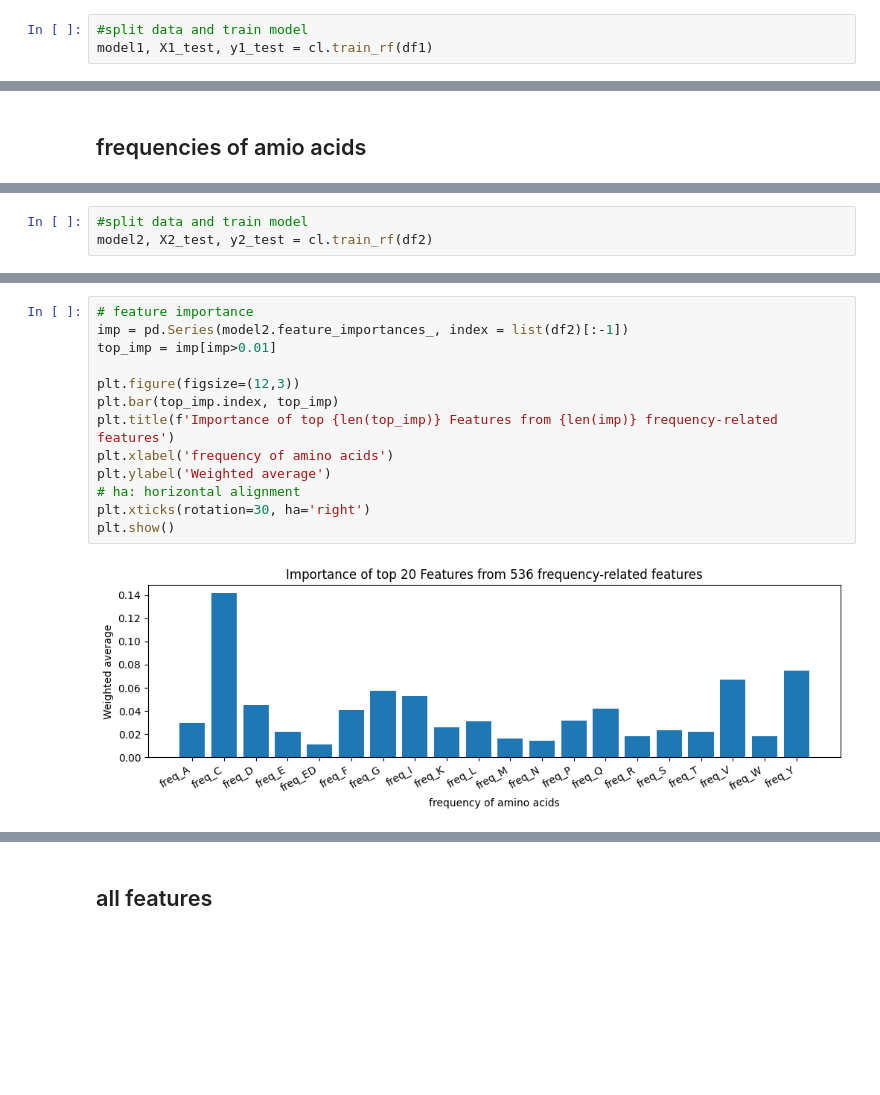
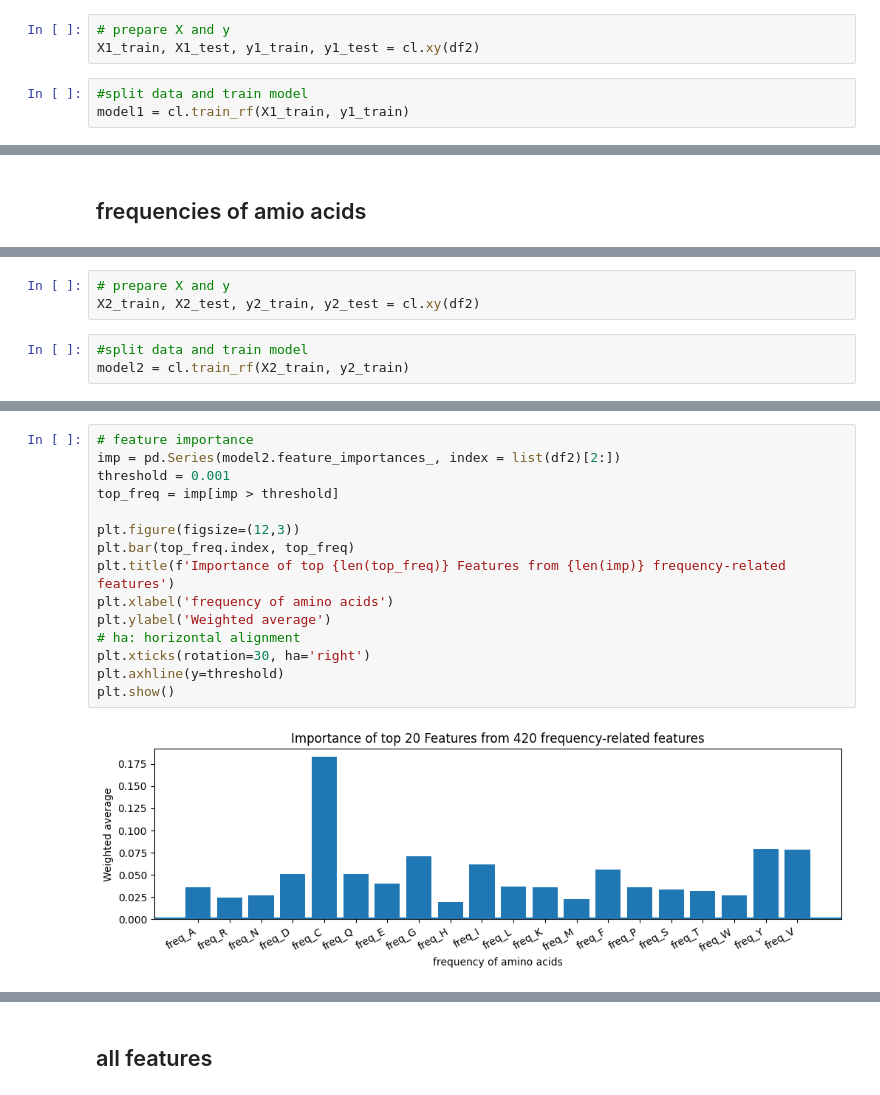
Before and after one commit to Tiezhengyuan/ml_epitope, a Jupyter notebook: src/select_features.ipynb, the cells around one changed output, grey strips where cells are left out. Cells and saved outputs as stored; diff of their text form; blank space fills up the shorter version.

```diff
--- a/src/select_features.ipynb
+++ b/src/select_features.ipynb
@@ -39,6 +28,9 @@ input data: (3458238, 16)
+# %%
+# prepare X and y
+X1_train, X1_test, y1_train, y1_test = cl.xy(df2)
 # %%
 #split data and train model
-model1, X1_test, y1_test = cl.train_rf(df1)
+model1 = cl.train_rf(X1_train, y1_train)
 # %% [output]
 X and y: (3458238, 15) float16 (3458238,) float16
 labels: Counter({1.0: 1865242, 0.0: 1592996})
@@ -80,4 +72,7 @@ input data: (3458238, 537)
+# %%
+# prepare X and y
+X2_train, X2_test, y2_train, y2_test = cl.xy(df2)
 # %%
 #split data and train model
-model2, X2_test, y2_test = cl.train_rf(df2)
+model2 = cl.train_rf(X2_train, y2_train)
 # %% [output]
@@ -100,15 +95,17 @@ _ = display.ax_.set_title("2-class Precision-Recall curve")
 # %%
 # feature importance
-imp = pd.Series(model2.feature_importances_, index = list(df2)[:-1])
-top_imp = imp[imp>0.01]
+imp = pd.Series(model2.feature_importances_, index = list(df2)[2:])
+threshold = 0.001
+top_freq = imp[imp > threshold]
 
 plt.figure(figsize=(12,3))
-plt.bar(top_imp.index, top_imp)
-plt.title(f'Importance of top {len(top_imp)} Features from {len(imp)} frequency-related features')
+plt.bar(top_freq.index, top_freq)
+plt.title(f'Importance of top {len(top_freq)} Features from {len(imp)} frequency-related features')
 plt.xlabel('frequency of amino acids')
 plt.ylabel('Weighted average')
 # ha: horizontal alignment
 plt.xticks(rotation=30, ha='right')
+plt.axhline(y=threshold)
 plt.show()
 # %% [output]
-[figure, old version]
+[figure, new version]
```
Also changed, not shown: parts of 33 cells of this notebook, 5 other files.
